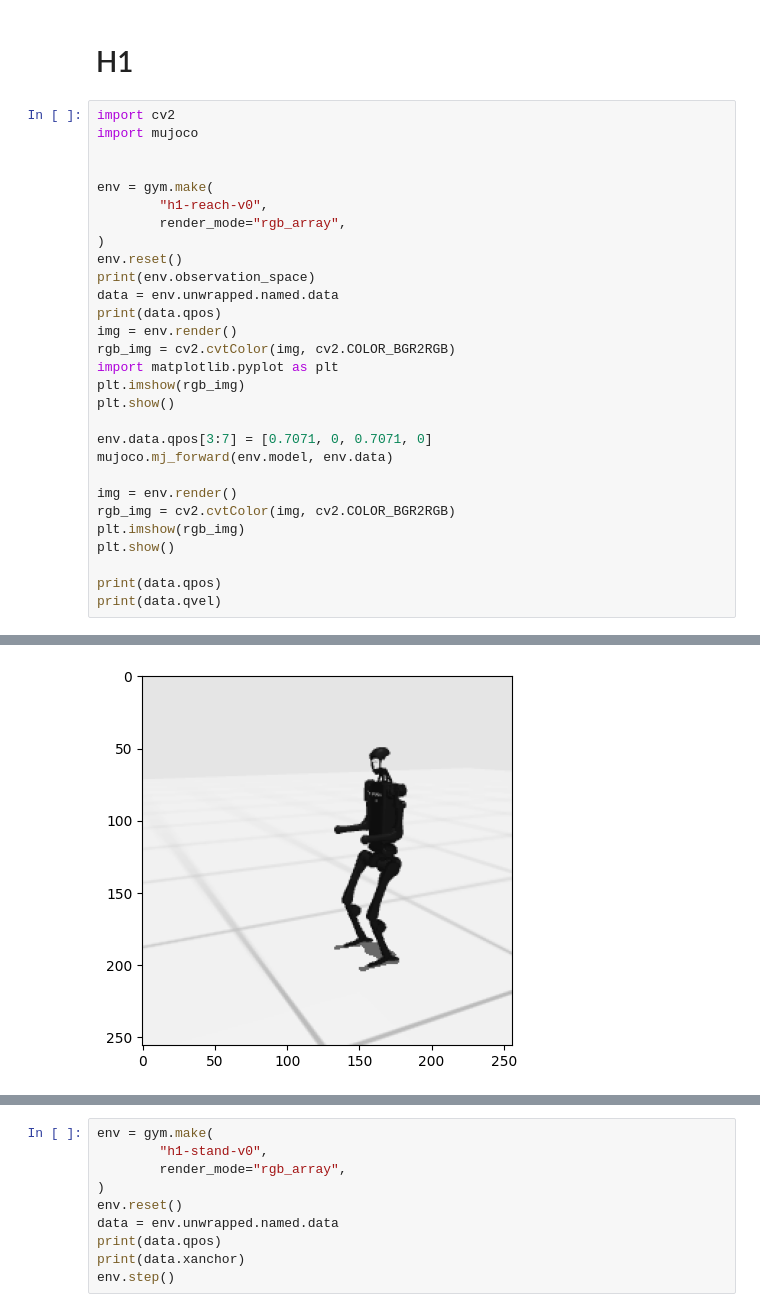
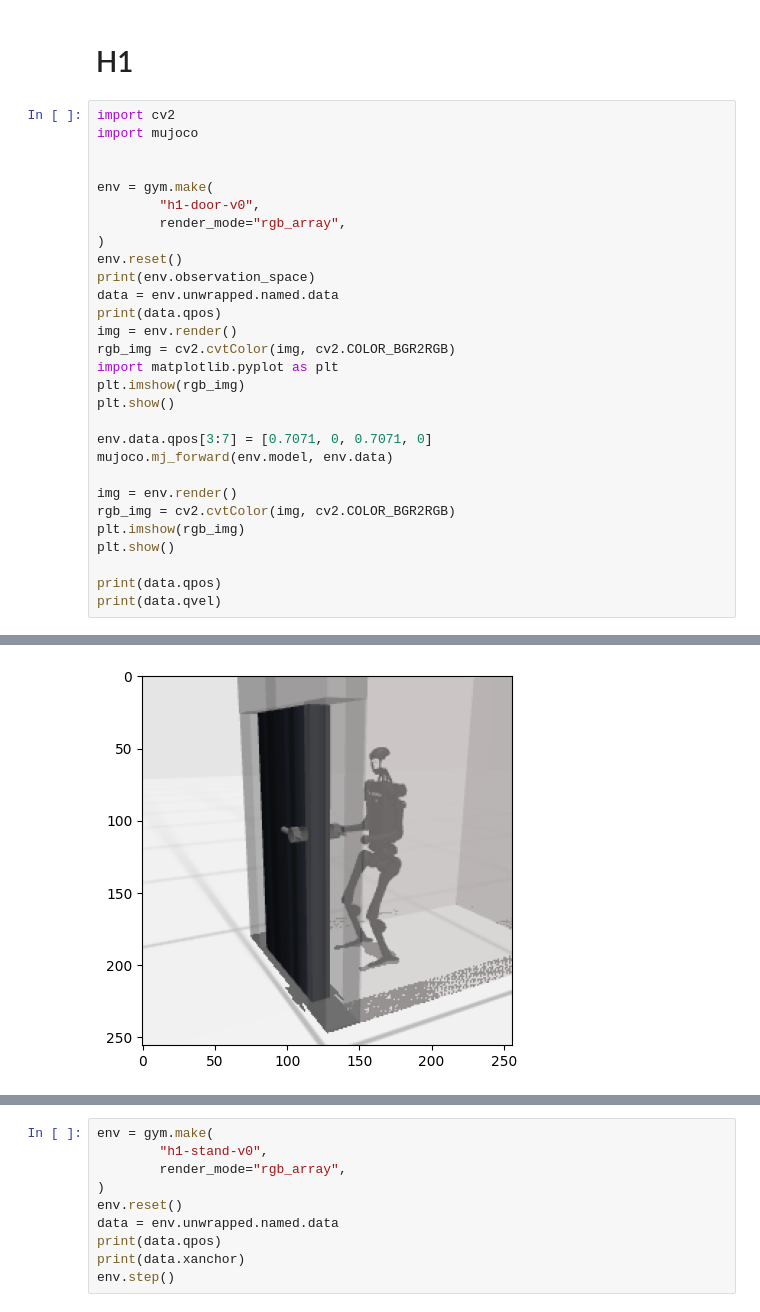
Before and after one commit to thuaduc/humanoid-bench, a Jupyter notebook: fast_td3/humanoid_structure.ipynb, the cells around one changed output, grey strips where cells are left out. Saved outputs shown, nothing was run; the diff lists cells and outputs as text.

```diff
--- a/fast_td3/humanoid_structure.ipynb
+++ b/fast_td3/humanoid_structure.ipynb
@@ -10,7 +10,7 @@ import mujoco
 
 
 env = gym.make(
-        "h1-reach-v0",
+        "h1-door-v0",
         render_mode="rgb_array",
 )
 env.reset()
@@ -54 +54 @@ FieldIndexer(qpos):
-[figure, old version]
+[figure, new version]
```
Also changed, not shown: parts of 1 cell of this notebook, 9 other files.
